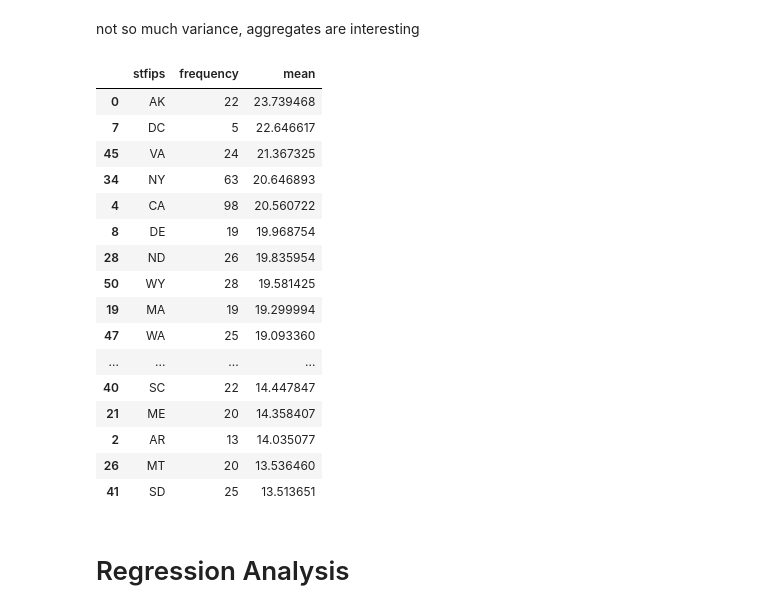
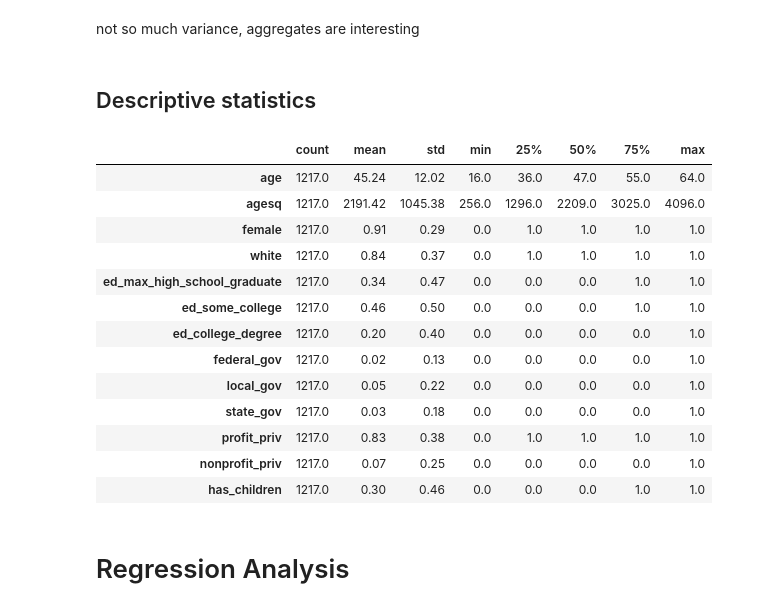
Before and after one commit to szilvasipeter2000/Data-Analysis-3, a Jupyter notebook: assignment-1/assignment-1_working.ipynb, the cells around one changed output. Saved outputs shown, nothing was run; the diff lists cells and outputs as text; code cells hidden in the pictures.

```diff
--- a/assignment-1/assignment-1_working.ipynb
+++ b/assignment-1/assignment-1_working.ipynb
@@ -337,27 +359,24 @@ data.T
 # %% [markdown]
 not so much variance, aggregates are interesting
-# %%
-# states
-# create a dataframe which is groupying by states, and shows the mean wage and frequency of the states
-data.groupby("stfips").agg(frequency=("w", 'size'), mean=("w", np.mean)).reset_index().sort_values(by='mean', ascending=False)
-# %% [output]
-|  | stfips | frequency | mean |
-| 0 | AK | 22 | 23.739468 |
-| 7 | DC | 5 | 22.646617 |
-| 45 | VA | 24 | 21.367325 |
-| 34 | NY | 63 | 20.646893 |
-| 4 | CA | 98 | 20.560722 |
-| 8 | DE | 19 | 19.968754 |
-| 28 | ND | 26 | 19.835954 |
-| 50 | WY | 28 | 19.581425 |
-| 19 | MA | 19 | 19.299994 |
-| 47 | WA | 25 | 19.093360 |
-| ... | ... | ... | ... |
-| 40 | SC | 22 | 14.447847 |
-| 21 | ME | 20 | 14.358407 |
-| 2 | AR | 13 | 14.035077 |
-| 26 | MT | 20 | 13.536460 |
-| 41 | SD | 25 | 13.513651 |
+# %% [markdown]
+## Descriptive statistics
+# %%
+data[['age', 'agesq', 'female', 'white', 'ed_max_high_school_graduate', 'ed_some_college', 'ed_college_degree', 'federal_gov', 'local_gov', 'state_gov', 'profit_priv', 'nonprofit_priv', 'has_children']].describe().round(2).T
+# %% [output]
+|  | count | mean | std | min | 25% | 50% | 75% | max |
+| age | 1217.0 | 45.24 | 12.02 | 16.0 | 36.0 | 47.0 | 55.0 | 64.0 |
+| agesq | 1217.0 | 2191.42 | 1045.38 | 256.0 | 1296.0 | 2209.0 | 3025.0 | 4096.0 |
+| female | 1217.0 | 0.91 | 0.29 | 0.0 | 1.0 | 1.0 | 1.0 | 1.0 |
+| white | 1217.0 | 0.84 | 0.37 | 0.0 | 1.0 | 1.0 | 1.0 | 1.0 |
+| ed_max_high_school_graduate | 1217.0 | 0.34 | 0.47 | 0.0 | 0.0 | 0.0 | 1.0 | 1.0 |
+| ed_some_college | 1217.0 | 0.46 | 0.50 | 0.0 | 0.0 | 0.0 | 1.0 | 1.0 |
+| ed_college_degree | 1217.0 | 0.20 | 0.40 | 0.0 | 0.0 | 0.0 | 0.0 | 1.0 |
+| federal_gov | 1217.0 | 0.02 | 0.13 | 0.0 | 0.0 | 0.0 | 0.0 | 1.0 |
+| local_gov | 1217.0 | 0.05 | 0.22 | 0.0 | 0.0 | 0.0 | 0.0 | 1.0 |
+| state_gov | 1217.0 | 0.03 | 0.18 | 0.0 | 0.0 | 0.0 | 0.0 | 1.0 |
+| profit_priv | 1217.0 | 0.83 | 0.38 | 0.0 | 1.0 | 1.0 | 1.0 | 1.0 |
+| nonprofit_priv | 1217.0 | 0.07 | 0.25 | 0.0 | 0.0 | 0.0 | 0.0 | 1.0 |
+| has_children | 1217.0 | 0.30 | 0.46 | 0.0 | 0.0 | 0.0 | 1.0 | 1.0 |
 # %% [markdown]
 # Regression Analysis
 # %%
```
Also changed, not shown: parts of 23 cells of this notebook, 3 other files.
